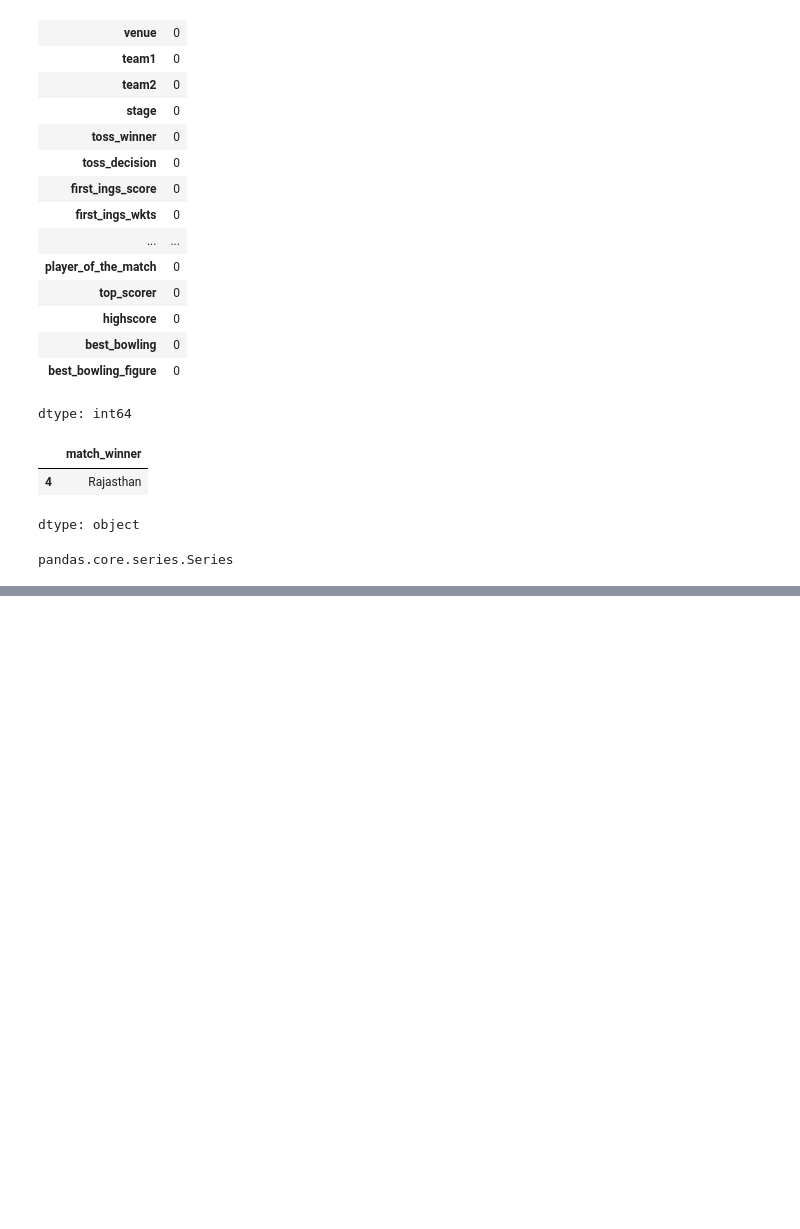
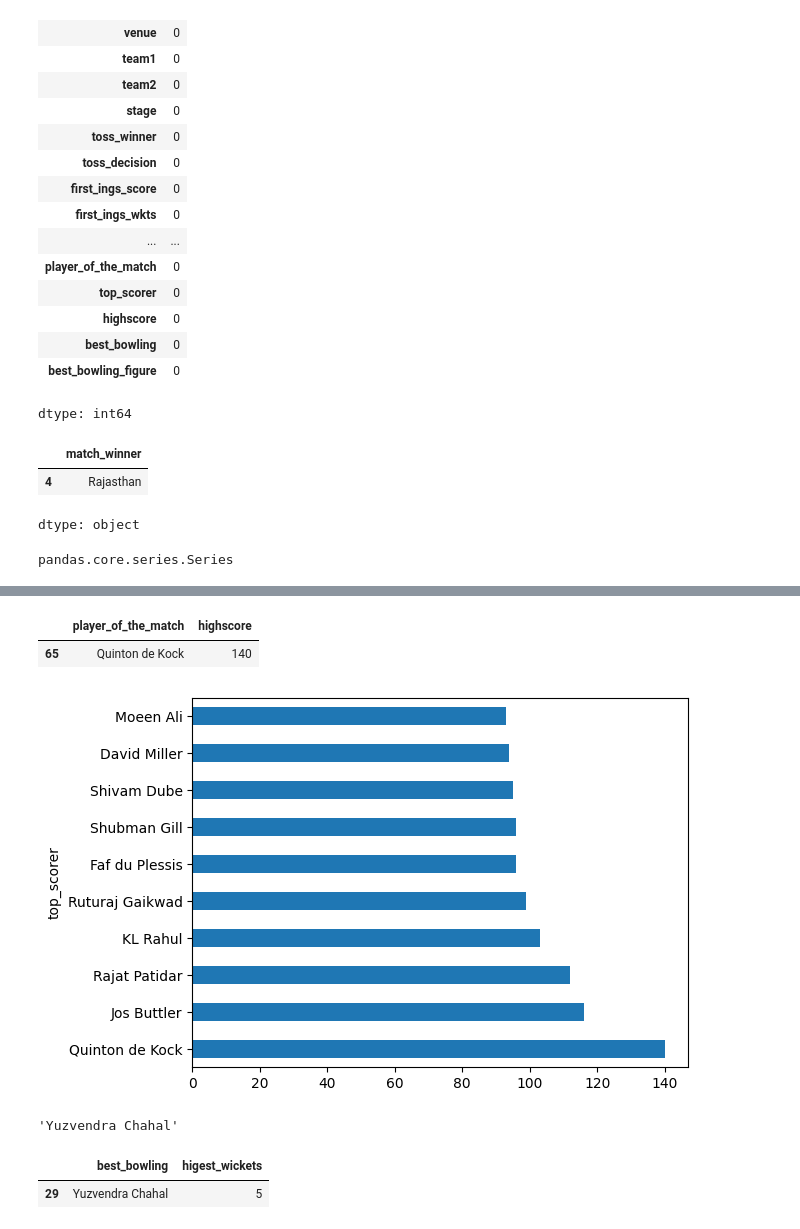
Before and after one commit to Aniket-Kumar-7/MATLlab, a Jupyter notebook: Matlab.ipynb, the cells around one changed output, grey strips where cells are left out. Drawn from its saved outputs; the diff is of its cells as text; code cells hidden in the pictures; blank space fills up the shorter version.

```diff
--- a/Matlab.ipynb
+++ b/Matlab.ipynb
@@ -430,0 +301,20 @@ dtype: int64
+# %%
+individual_score=df.groupby('top_scorer')['highscore'].max().sort_values(ascending=False).head(10)
+individual_score.plot(kind='barh')
+individual_score.index[0]
+df[df['highscore']==df['highscore'].max()][['player_of_the_match','highscore']]
+# %% [output]
+|  | player_of_the_match | highscore |
+| 65 | Quinton de Kock | 140 |
+[figure, added]
+# %%
+best_bowling_figure_bowler=df.groupby('best_bowling')['best_bowling_figure'].max().sort_values(ascending=False).head()
+# sbn.barplot(y=best_bowling_figure_bowler.index,x=best_bowling_figure_bowler.values)
+best_bowling_figure_bowler.index[0]
+# %% [output]
+'Yuzvendra Chahal'
+# %%
+df[df['higest_wickets']==df['higest_wickets'].max()][['best_bowling','higest_wickets']].head(1)
+# %% [output]
+|  | best_bowling | higest_wickets |
+| 29 | Yuzvendra Chahal | 5 |
```
Also changed, not shown: parts of 36 cells of this notebook.
